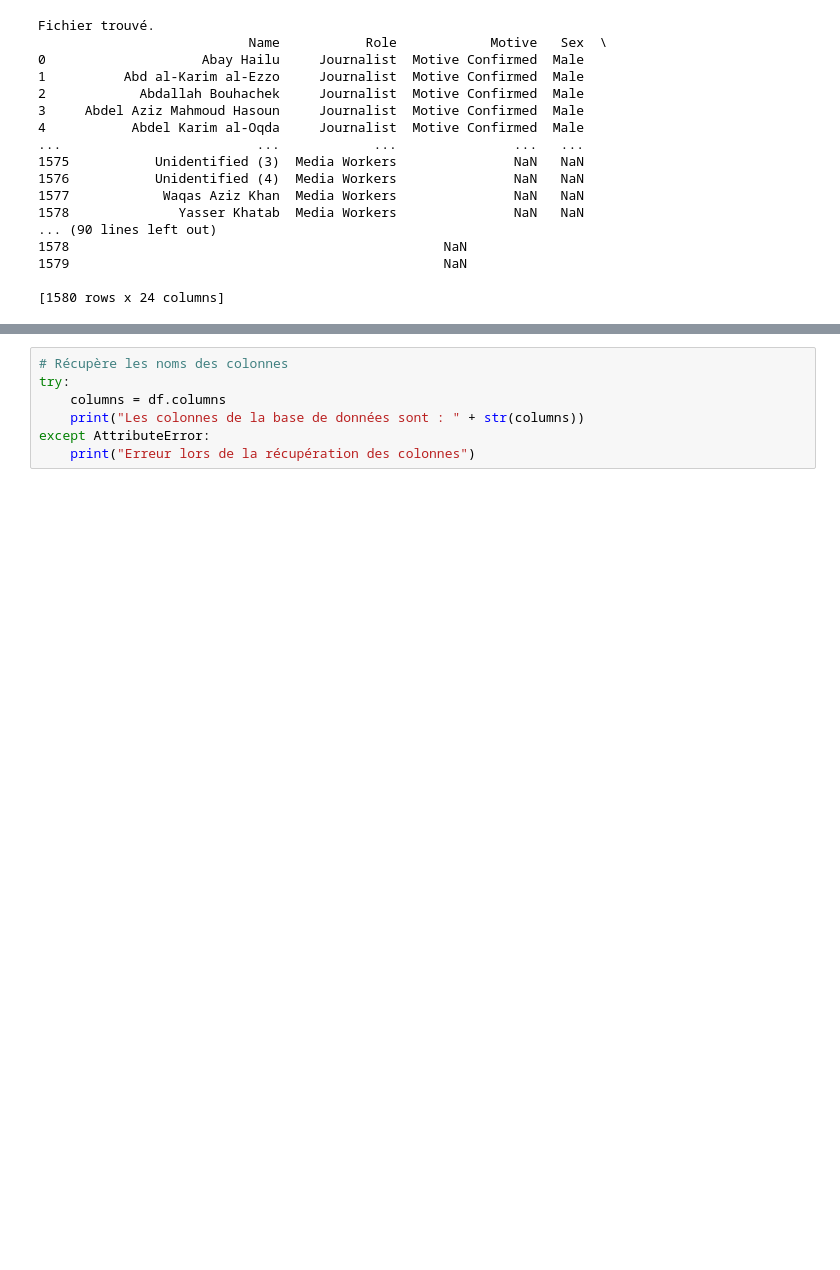
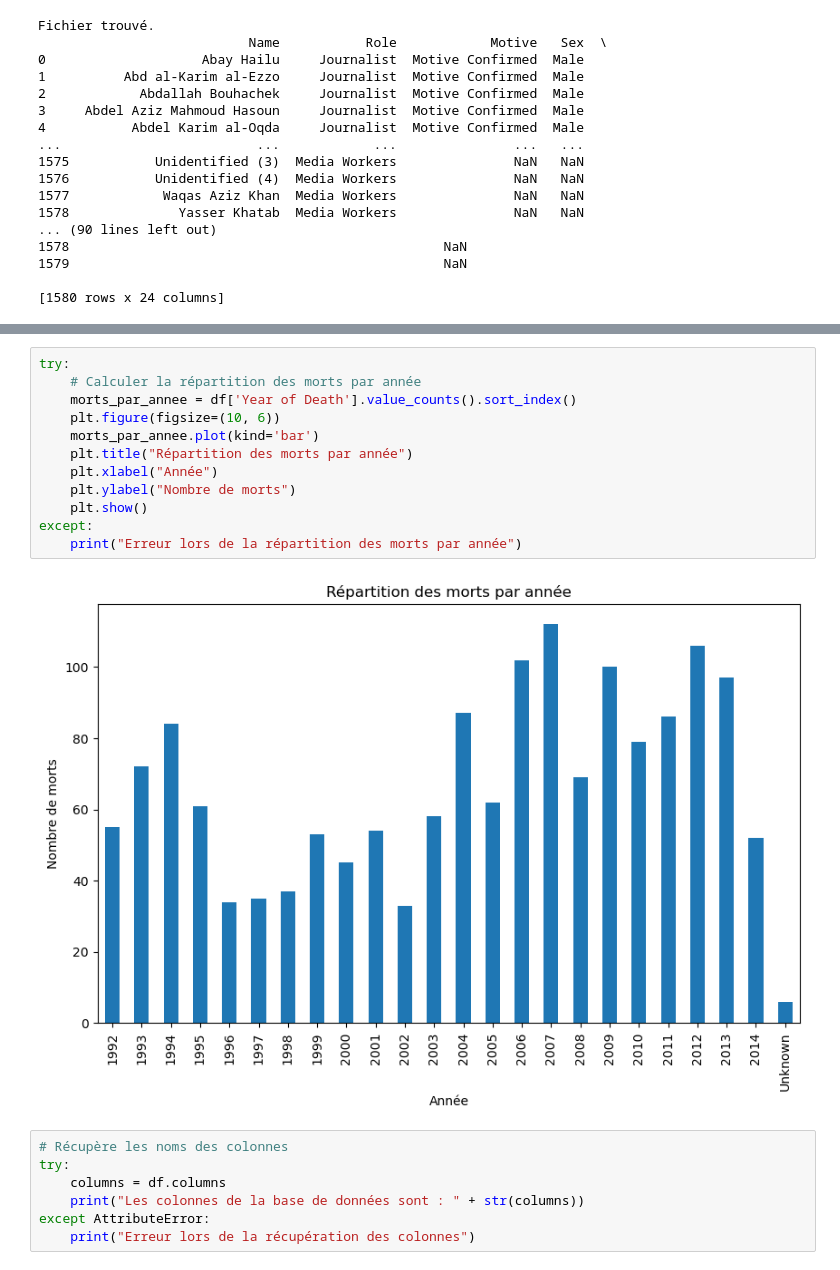
Before and after one commit to AlikakilA/Python_Manipulation_Data, a Jupyter notebook: rapport.ipynb, the cells around one changed output, grey strips where cells are left out. Saved outputs shown, nothing was run; the diff lists cells and outputs as text; blank space fills up the shorter version.

```diff
--- a/rapport.ipynb
+++ b/rapport.ipynb
@@ -57,3 +146,17 @@ La base de données contient 1580 lignes.
+# %%
+try:
+    # Calculer la répartition des morts par année
+    morts_par_annee = df['Year of Death'].value_counts().sort_index()
+    plt.figure(figsize=(10, 6))
+    morts_par_annee.plot(kind='bar')
+    plt.title("Répartition des morts par année")
+    plt.xlabel("Année")
+    plt.ylabel("Nombre de morts")
+    plt.show()
+except:
+    print("Erreur lors de la répartition des morts par année")
+# %% [output]
+[figure, added]
 # %%
 # Récupère les noms des colonnes
 try:
```
Also changed, not shown: parts of 45 cells of this notebook.
